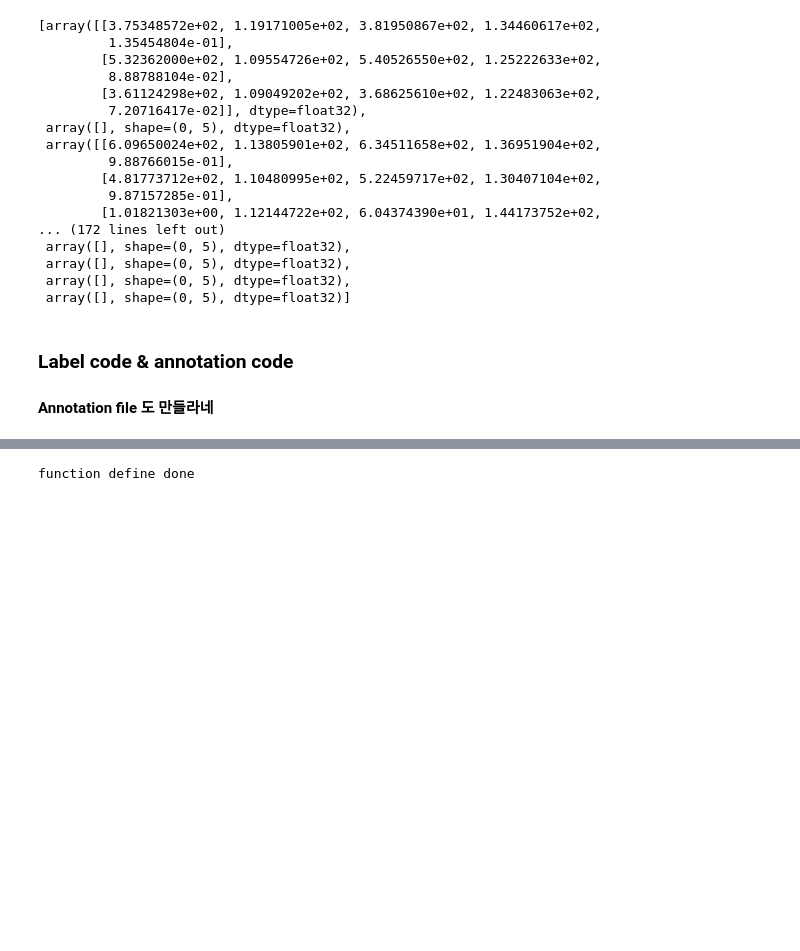
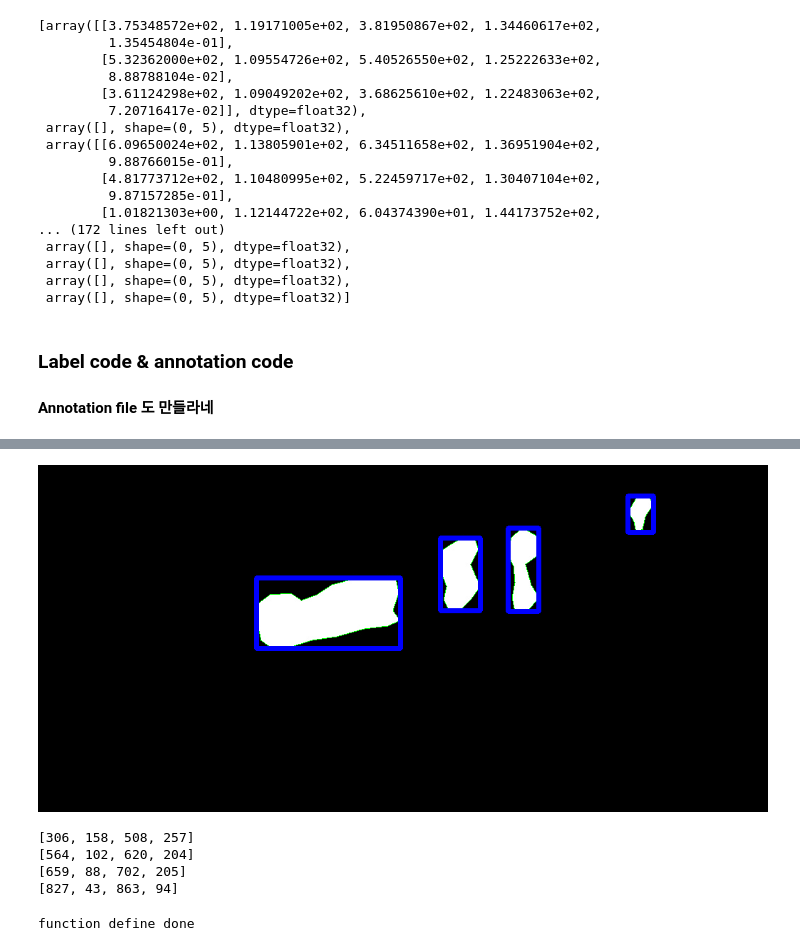
Before and after one commit to 0525stone/cardamage_detection, a Jupyter notebook: src/socardata2fasterrcnn.ipynb, the cells around one changed output, grey strips where cells are left out. Saved outputs shown, nothing was run; the diff lists cells and outputs as text; code cells hidden in the pictures; blank space fills up the shorter version.

Commit message:
Add files via upload
bbox labeling is changed from all damages in one bbox to each bbox for each damage

```diff
--- a/src/socardata2fasterrcnn.ipynb
+++ b/src/socardata2fasterrcnn.ipynb
@@ -314,3 +344,28 @@ Use load_from_local loader
+# %%
+bbox = []
+
+for idx, contour in enumerate(contours):
+  c = np.array(contour)
+  x_min = c[:,:,0].min()
+  x_max = c[:,:,0].max()
+  y_min = c[:,:,1].min()
+  y_max = c[:,:,1].max()
+
+  bbox.append([x_min, y_min, x_max, y_max])
+
+  cv2.rectangle(img,(x_min,y_min),(x_max,y_max),(255,0,0),5)
+
+cv2_imshow(img)
+# %% [output]
+[figure, added]
+# %%
+for bboxs in bbox:
+  print(bboxs)
+# %% [output]
+[306, 158, 508, 257]
+[564, 102, 620, 204]
+[659, 88, 702, 205]
+[827, 43, 863, 94]
 # %%
 mask_path = os.path.join("/content/accida_segmentation_dataset_v1/dent/train", "masks", "20190223_11917_20255505_7f990d082050b9753fc4810c7bf6e1e4.jpg")
 
```
Also changed, not shown: parts of 9 cells of this notebook.
